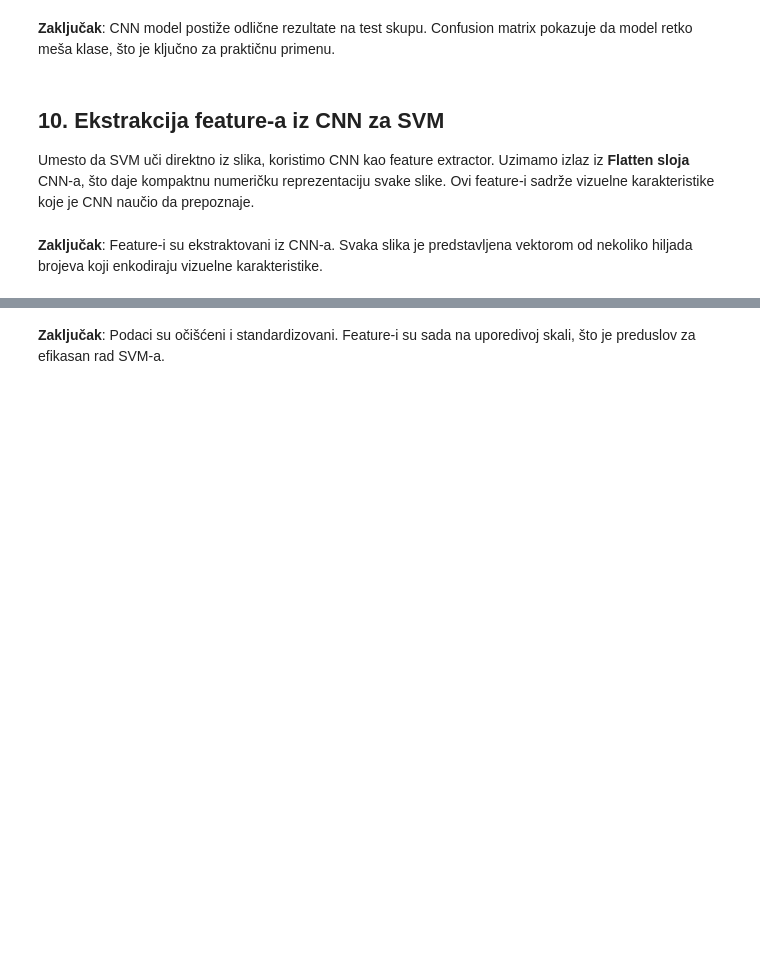
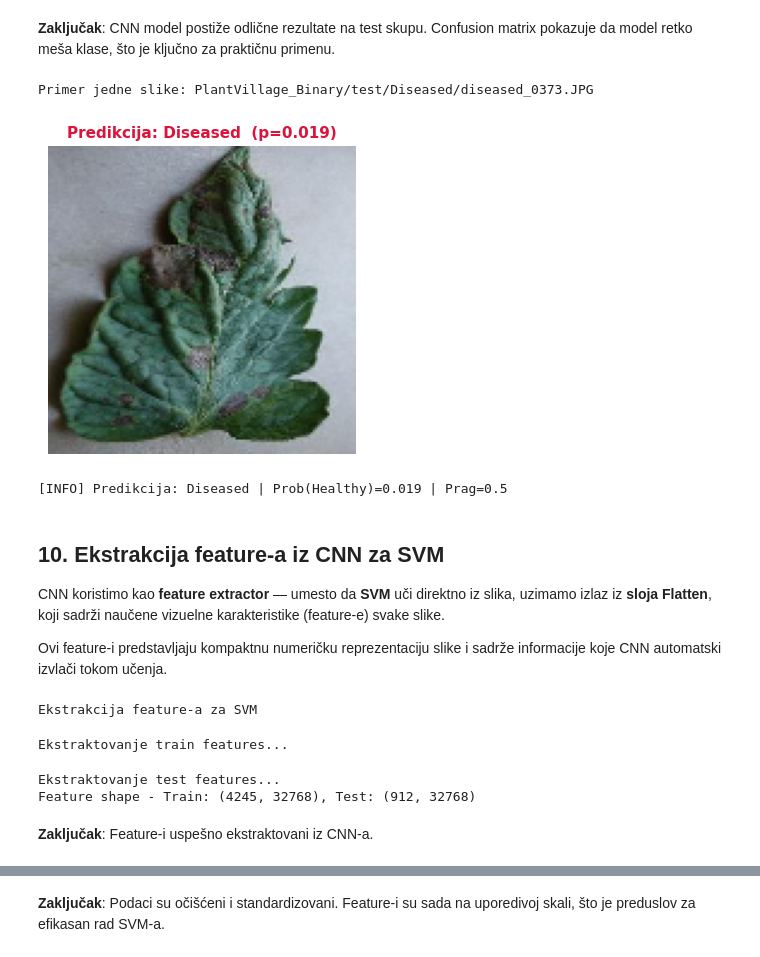
Before and after one commit to pinjic17/plant-leaf-classification, a Jupyter notebook: plant_project.ipynb, the cells around one changed output, grey strips where cells are left out. Drawn from its saved outputs; the diff is of its cells as text; code cells hidden in the pictures; blank space fills up the shorter version.

```diff
--- a/plant_project.ipynb
+++ b/plant_project.ipynb
@@ -357,11 +489,52 @@ plt.show()
 # %% [markdown]
 **Zaključak**: CNN model postiže odlične rezultate na test skupu. Confusion matrix pokazuje da model retko meša klase, što je ključno za praktičnu primenu.
+# %%
+best_cnn = keras.models.load_model("cnn_model.keras")
+# Helperi
+IDX_TO_CLASS = {v: k for k, v in test_generator.class_indices.items()}  # {0:'Diseased', 1:'Healthy'}
+
+def preprocess_image(img_path, target_size=(IMG_SIZE, IMG_SIZE)):
+    img = load_img(img_path, target_size=target_size)
+    arr = img_to_array(img) / 255.0
+    return np.expand_dims(arr, axis=0), img  # (1,H,W,3), PIL img
+
+def predict_image(img_path, threshold=0.5):
+    x, pil_img = preprocess_image(img_path)
+    prob = best_cnn.predict(x, verbose=0)[0, 0]  # sigmoid [0,1]
+    pred_idx = int(prob > threshold)             # 0=‘Diseased’, 1=‘Healthy’
+    pred_label = IDX_TO_CLASS[pred_idx]
+    conf = prob if pred_idx == 1 else (1 - prob) # “confidence” za pred klasu
+
+    # Prikaz
+    plt.figure(figsize=(4,4))
+    plt.imshow(pil_img)
+    plt.axis("off")
+    title = f"Predikcija: {pred_label}  (p={prob:.3f})"
+    color = "green" if pred_idx == 1 else "crimson"
+    plt.title(title, color=color, fontsize=11, fontweight="bold")
+    plt.show()
+
+    print(f"[INFO] Predikcija: {pred_label} | Prob(Healthy)={prob:.3f} | Prag={threshold}")
+    return pred_label, prob
+
+# Primer: odabere nasumicnu sliku iz TEST/Healthy ili TEST/Diseased
+rand_cls = random.choice(["Healthy", "Diseased"])
+test_cls_dir = os.path.join(BASE_PATH, "test", rand_cls)
+rand_file = random.choice([f for f in os.listdir(test_cls_dir) if f.lower().endswith(('.png','.jpg','.jpeg','.tif','.bmp'))])
+test_img_path = os.path.join(test_cls_dir, rand_file)
+
+print("Primer jedne slike:", test_img_path)
+_ = predict_image(test_img_path, threshold=0.5)
+# %% [output]
+Primer jedne slike: PlantVillage_Binary/test/Diseased/diseased_0373.JPG
+[figure, added]
+[INFO] Predikcija: Diseased | Prob(Healthy)=0.019 | Prag=0.5
 # %% [markdown]
 ## 10. Ekstrakcija feature-a iz CNN za SVM
 
-Umesto da SVM uči direktno iz slika, koristimo CNN kao feature extractor.
-Uzimamo izlaz iz **Flatten sloja** CNN-a, što daje kompaktnu numeričku reprezentaciju svake slike.
-Ovi feature-i sadrže vizuelne karakteristike koje je CNN naučio da prepoznaje.
+CNN koristimo kao **feature** **extractor** — umesto da **SVM** uči direktno iz slika, uzimamo izlaz iz **sloja** **Flatten**, koji sadrži naučene vizuelne karakteristike (feature-e) svake slike.
+
+Ovi feature-i predstavljaju kompaktnu numeričku reprezentaciju slike i sadrže informacije koje CNN automatski izvlači tokom učenja.
 # %%
 print("\nEkstrakcija feature-a za SVM")
 
@@ -380,6 +553,8 @@ for i in range(flatten_idx + 1):
     x = layer(x)
 
 feature_extractor = keras.Model(inputs=input_layer, outputs=x)
+# %% [output]
+Ekstrakcija feature-a za SVM
 # %%
 print("\nEkstraktovanje train features...")
 train_generator.reset()
@@ -394,6 +569,8 @@ for i in range(len(train_generator)):
 
 X_train_features = np.vstack(X_train_features)
 y_train = np.array(y_train_labels).astype(int)
+# %% [output]
+Ekstraktovanje train features...
 # %%
 print("Ekstraktovanje test features...")
 test_generator.reset()
@@ -410,8 +587,11 @@ X_test_features = np.vstack(X_test_features)
 y_test = np.array(y_test_labels).astype(int)
 
 print(f"Feature shape - Train: {X_train_features.shape}, Test: {X_test_features.shape}")
+# %% [output]
+Ekstraktovanje test features...
+Feature shape - Train: (4245, 32768), Test: (912, 32768)
 # %% [markdown]
-**Zaključak**: Feature-i su ekstraktovani iz CNN-a. Svaka slika je predstavljena vektorom od nekoliko hiljada brojeva koji enkodiraju vizuelne karakteristike.
+**Zaključak**: Feature-i uspešno ekstraktovani iz CNN-a.
 # %% [markdown]
 ## 11. Čišćenje i standardizacija podataka
 
```
Also changed, not shown: parts of 36 cells of this notebook, 1 other file.
